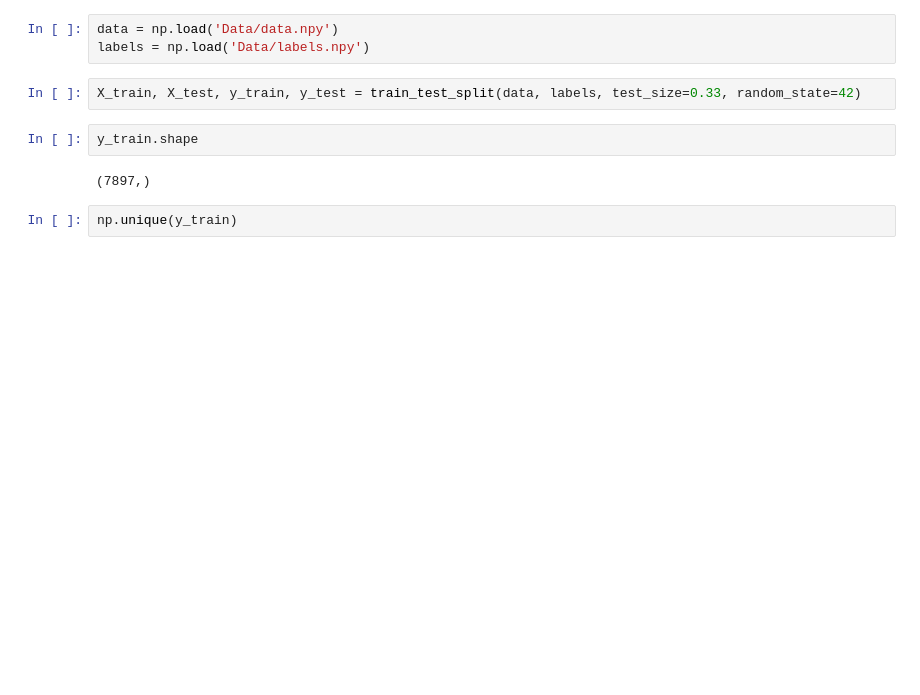
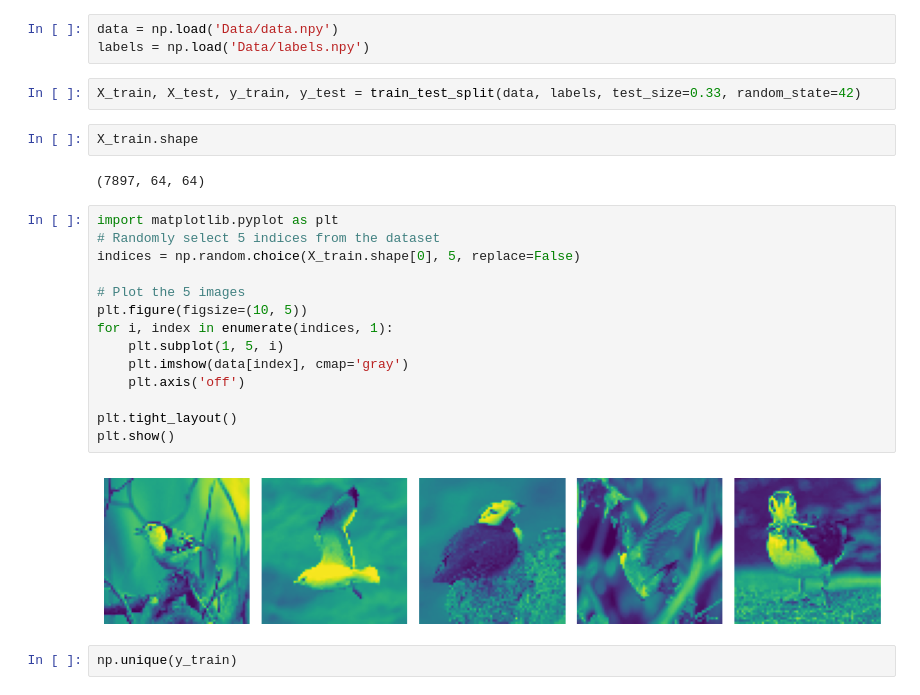
Before and after one commit to Richard-Patrick/Deep-learning, a Jupyter notebook: cub_200_2011.ipynb, the cells around one changed output. Cells and saved outputs as stored; diff of their text form; blank space fills up the shorter version.

```diff
--- a/cub_200_2011.ipynb
+++ b/cub_200_2011.ipynb
@@ -41,9 +43,25 @@ labels = np.load('Data/labels.npy')
 # %%
 X_train, X_test, y_train, y_test = train_test_split(data, labels, test_size=0.33, random_state=42)
 # %%
-y_train.shape
+X_train.shape
 # %% [output]
-(7897,)
+(7897, 64, 64)
+# %%
+import matplotlib.pyplot as plt
+# Randomly select 5 indices from the dataset
+indices = np.random.choice(X_train.shape[0], 5, replace=False)
+
+# Plot the 5 images
+plt.figure(figsize=(10, 5))
+for i, index in enumerate(indices, 1):
+    plt.subplot(1, 5, i)
+    plt.imshow(data[index], cmap='gray')
+    plt.axis('off')
+
+plt.tight_layout()
+plt.show()
+# %% [output]
+[figure, added]
 # %%
 np.unique(y_train)
 # %% [output]
```
Also changed, not shown: parts of 1 cell of this notebook.
